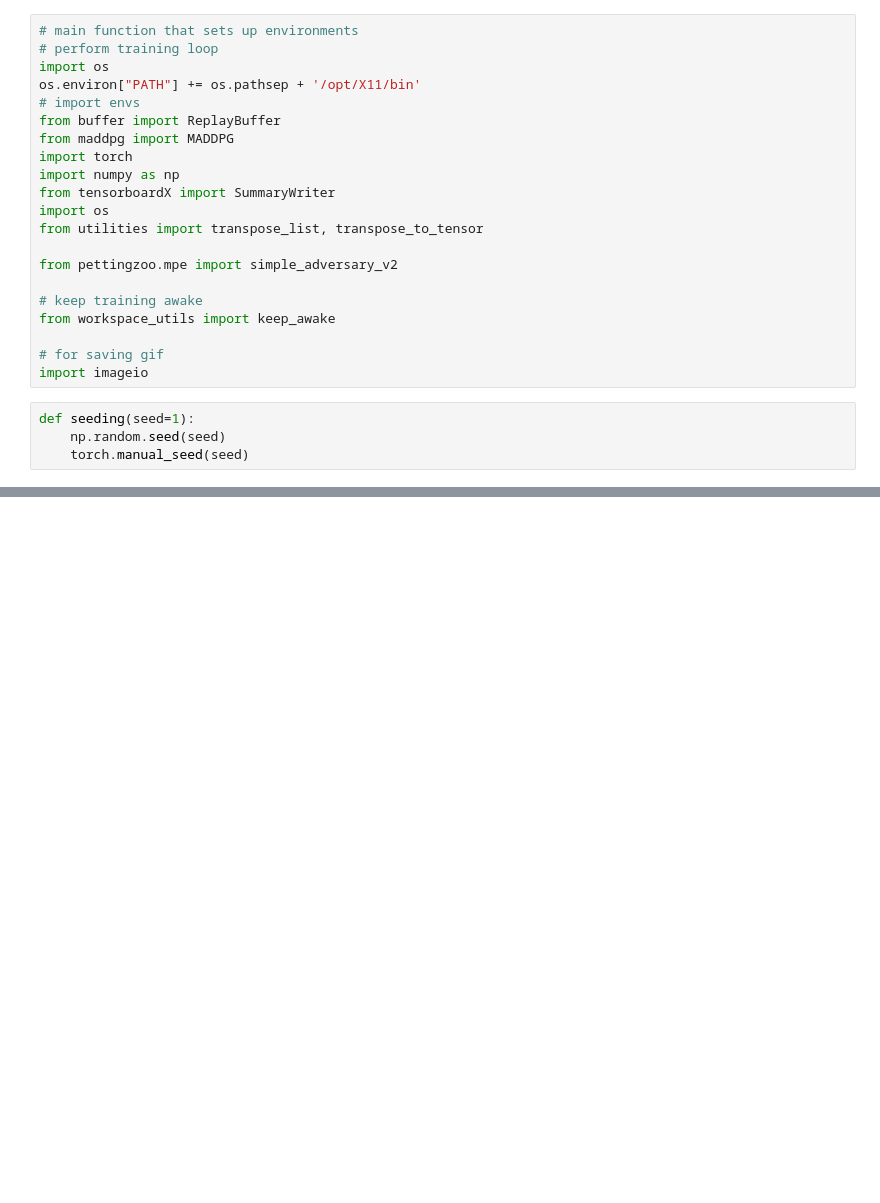
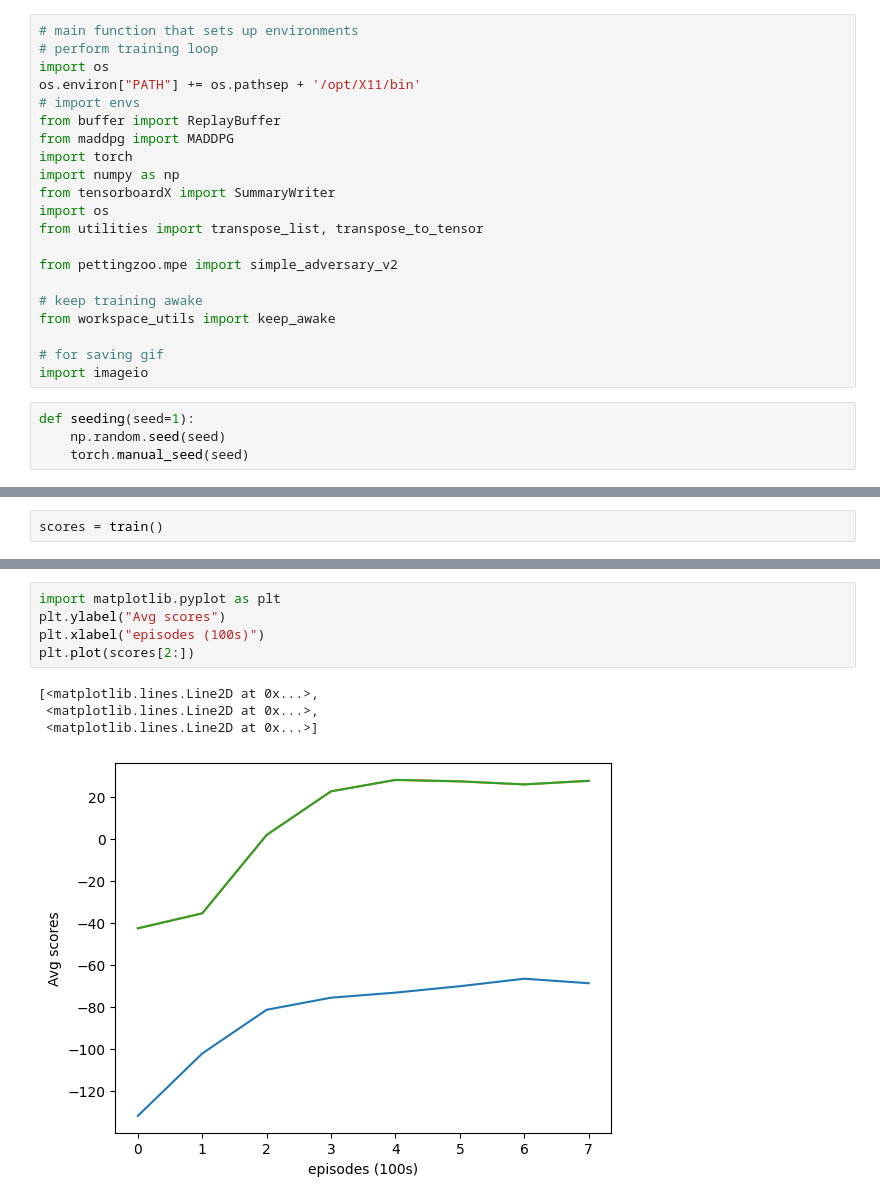
Before and after one commit to livecat-ai/maddpg_simple_adversary, a Jupyter notebook: run_maddpg.ipynb, the cells around one changed output, grey strips where cells are left out. Drawn from its saved outputs; the diff is of its cells as text; blank space fills up the shorter version.

```diff
--- a/run_maddpg.ipynb
+++ b/run_maddpg.ipynb
@@ -187,0 +174,2 @@ episode: 600/1500  40% ETA:  0:00:32 ||||||||||||||||                        |
+# %%
+scores = train()
@@ -187,0 +187,10 @@ episode: 600/1500  40% ETA:  0:00:32 ||||||||||||||||                        |
+# %%
+import matplotlib.pyplot as plt
+plt.ylabel("Avg scores")
+plt.xlabel("episodes (100s)")
+plt.plot(scores[2:])
+# %% [output]
+[<matplotlib.lines.Line2D at 0x...>,
+ <matplotlib.lines.Line2D at 0x...>,
+ <matplotlib.lines.Line2D at 0x...>]
+[figure, added]
```
Also changed, not shown: parts of 3 cells of this notebook, 6 other files.
